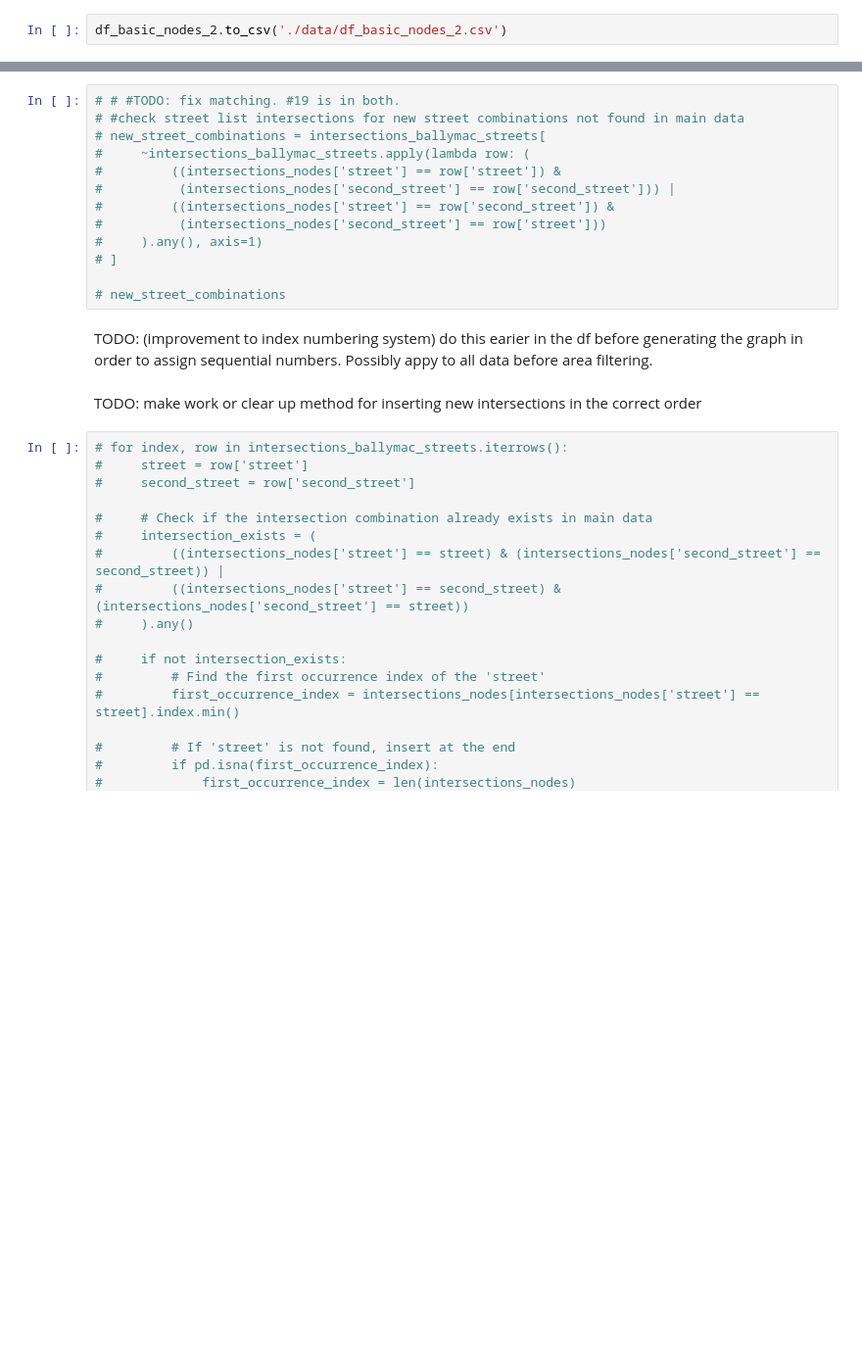
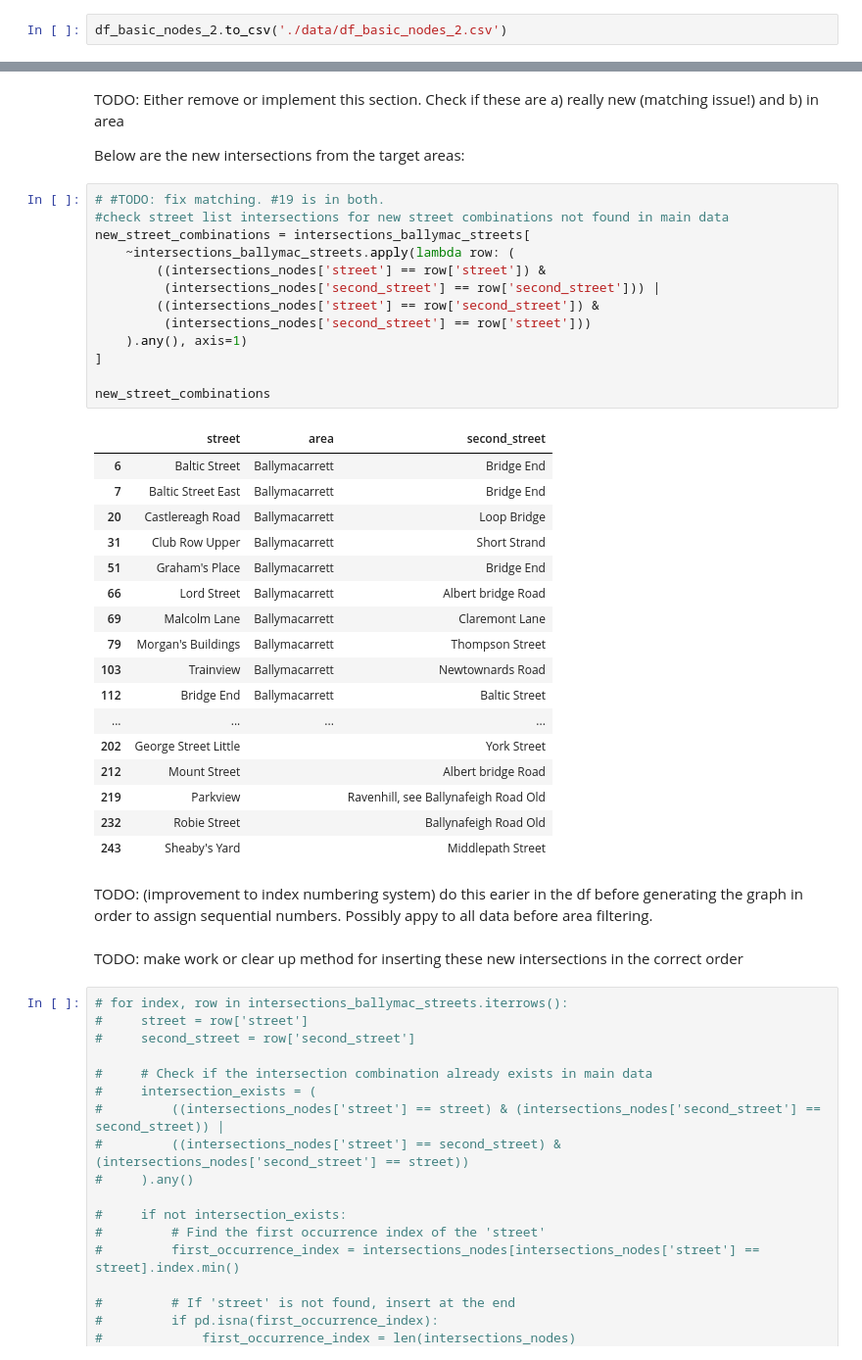
Before and after one commit to sian0x0/Map-Extinct-Addresses, a Jupyter notebook: ballymacarrett-extract.ipynb, the cells around one changed output, grey strips where cells are left out. Shown at 98% size. Drawn from its saved outputs; the diff is of its cells as text; blank space fills up the shorter version.

```diff
--- a/ballymacarrett-extract.ipynb
+++ b/ballymacarrett-extract.ipynb
@@ -493,20 +496,42 @@ Below are the new intersections from the target areas:
+# %% [markdown]
+TODO: Either remove or implement this section. Check if these are a) really new (matching issue!) and b) in area
+
+Below are the new intersections from the target areas:
 # %%
-# # #TODO: fix matching. #19 is in both.
-# #check street list intersections for new street combinations not found in main data
-# new_street_combinations = intersections_ballymac_streets[
-#     ~intersections_ballymac_streets.apply(lambda row: (
-#         ((intersections_nodes['street'] == row['street']) &
-#          (intersections_nodes['second_street'] == row['second_street'])) |
-#         ((intersections_nodes['street'] == row['second_street']) &
-#          (intersections_nodes['second_street'] == row['street']))
-#     ).any(), axis=1)
-# ]
+# #TODO: fix matching. #19 is in both.
+#check street list intersections for new street combinations not found in main data
+new_street_combinations = intersections_ballymac_streets[
+    ~intersections_ballymac_streets.apply(lambda row: (
+        ((intersections_nodes['street'] == row['street']) &
+         (intersections_nodes['second_street'] == row['second_street'])) |
+        ((intersections_nodes['street'] == row['second_street']) &
+         (intersections_nodes['second_street'] == row['street']))
+    ).any(), axis=1)
+]
 
-# new_street_combinations
+new_street_combinations
+# %% [output]
+|  | street | area | second_street |
+| 6 | Baltic Street | Ballymacarrett | Bridge End |
+| 7 | Baltic Street East | Ballymacarrett | Bridge End |
+| 20 | Castlereagh Road | Ballymacarrett | Loop Bridge |
+| 31 | Club Row Upper | Ballymacarrett | Short Strand |
+| 51 | Graham's Place | Ballymacarrett | Bridge End |
+| 66 | Lord Street | Ballymacarrett | Albert bridge Road |
+| 69 | Malcolm Lane | Ballymacarrett | Claremont Lane |
+| 79 | Morgan's Buildings | Ballymacarrett | Thompson Street |
+| 103 | Trainview | Ballymacarrett | Newtownards Road |
+| 112 | Bridge End | Ballymacarrett | Baltic Street |
+| ... | ... | ... | ... |
+| 202 | George Street Little |  | York Street |
+| 212 | Mount Street |  | Albert bridge Road |
+| 219 | Parkview |  | Ravenhill, see Ballynafeigh Road Old |
+| 232 | Robie Street |  | Ballynafeigh Road Old |
+| 243 | Sheaby's Yard |  | Middlepath Street |
 # %% [markdown]
 TODO: (improvement to index numbering system) do this earier in the df before generating the graph in order to assign sequential numbers. Possibly appy to all data before area filtering.
 # %% [markdown]
-TODO: make work or clear up method for inserting new intersections in the correct order
+TODO: make work or clear up method for inserting these new intersections in the correct order
 # %%
 # for index, row in intersections_ballymac_streets.iterrows():
 #     street = row['street']
```
Also changed, not shown: parts of 34 cells of this notebook.
